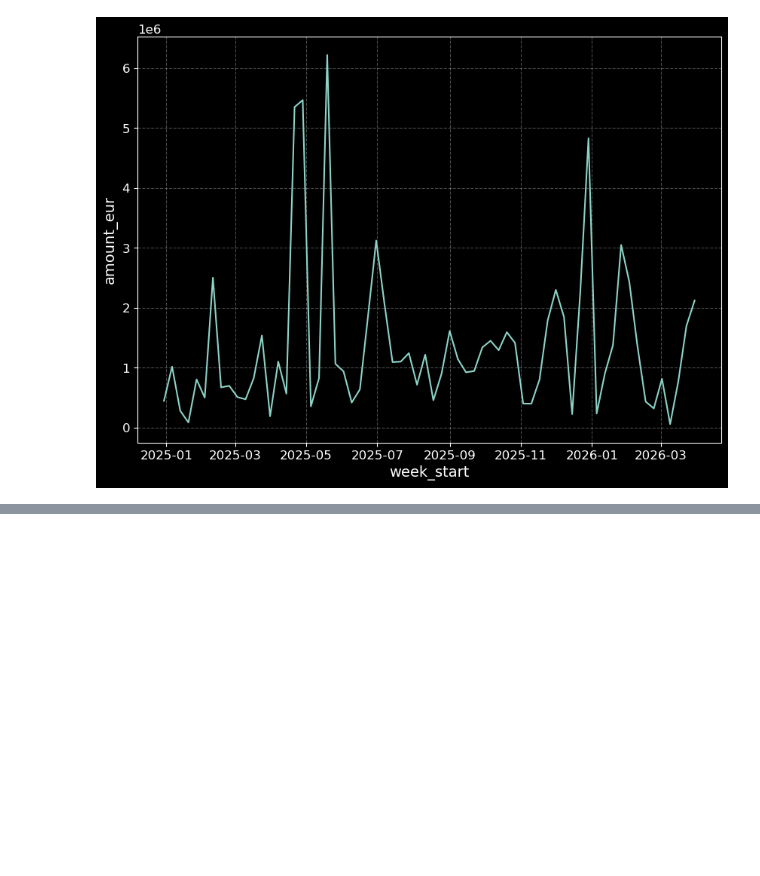
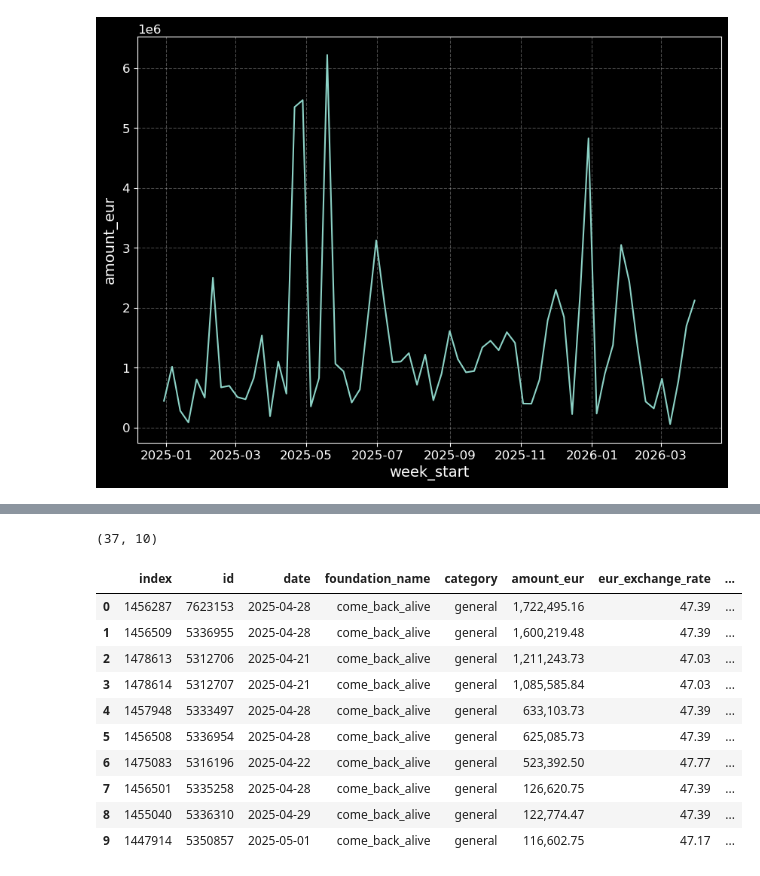
Before and after one commit to Gipnokrolik/ua-aid-intelligence-hub, a Jupyter notebook: notebooks/business_and_whales_analisys.ipynb, the cells around one changed output, grey strips where cells are left out. Saved outputs shown, nothing was run; the diff lists cells and outputs as text; code cells hidden in the pictures; blank space fills up the shorter version.

```diff
--- a/notebooks/business_and_whales_analisys.ipynb
+++ b/notebooks/business_and_whales_analisys.ipynb
@@ -260,0 +279,18 @@ sns.lineplot(df_clean_week, x = 'week_start', y = 'amount_eur')
+# %%
+new_peaks.shape
+# %% [output]
+(37, 10)
+# %%
+new_peaks.sort_values('amount_eur', ascending = False).reset_index().head(10)
+# %% [output]
+|  | index | id | date | foundation_name | category | amount_eur | eur_exchange_rate | ... |
+| 0 | 1456287 | 7623153 | 2025-04-28 | come_back_alive | general | 1,722,495.16 | 47.39 | ... |
+| 1 | 1456509 | 5336955 | 2025-04-28 | come_back_alive | general | 1,600,219.48 | 47.39 | ... |
+| 2 | 1478613 | 5312706 | 2025-04-21 | come_back_alive | general | 1,211,243.73 | 47.03 | ... |
+| 3 | 1478614 | 5312707 | 2025-04-21 | come_back_alive | general | 1,085,585.84 | 47.03 | ... |
+| 4 | 1457948 | 5333497 | 2025-04-28 | come_back_alive | general | 633,103.73 | 47.39 | ... |
+| 5 | 1456508 | 5336954 | 2025-04-28 | come_back_alive | general | 625,085.73 | 47.39 | ... |
+| 6 | 1475083 | 5316196 | 2025-04-22 | come_back_alive | general | 523,392.50 | 47.77 | ... |
+| 7 | 1456501 | 5335258 | 2025-04-28 | come_back_alive | general | 126,620.75 | 47.39 | ... |
+| 8 | 1455040 | 5336310 | 2025-04-29 | come_back_alive | general | 122,774.47 | 47.39 | ... |
+| 9 | 1447914 | 5350857 | 2025-05-01 | come_back_alive | general | 116,602.75 | 47.17 | ... |
```
Also changed, not shown: parts of 8 cells of this notebook, 4 other files.
